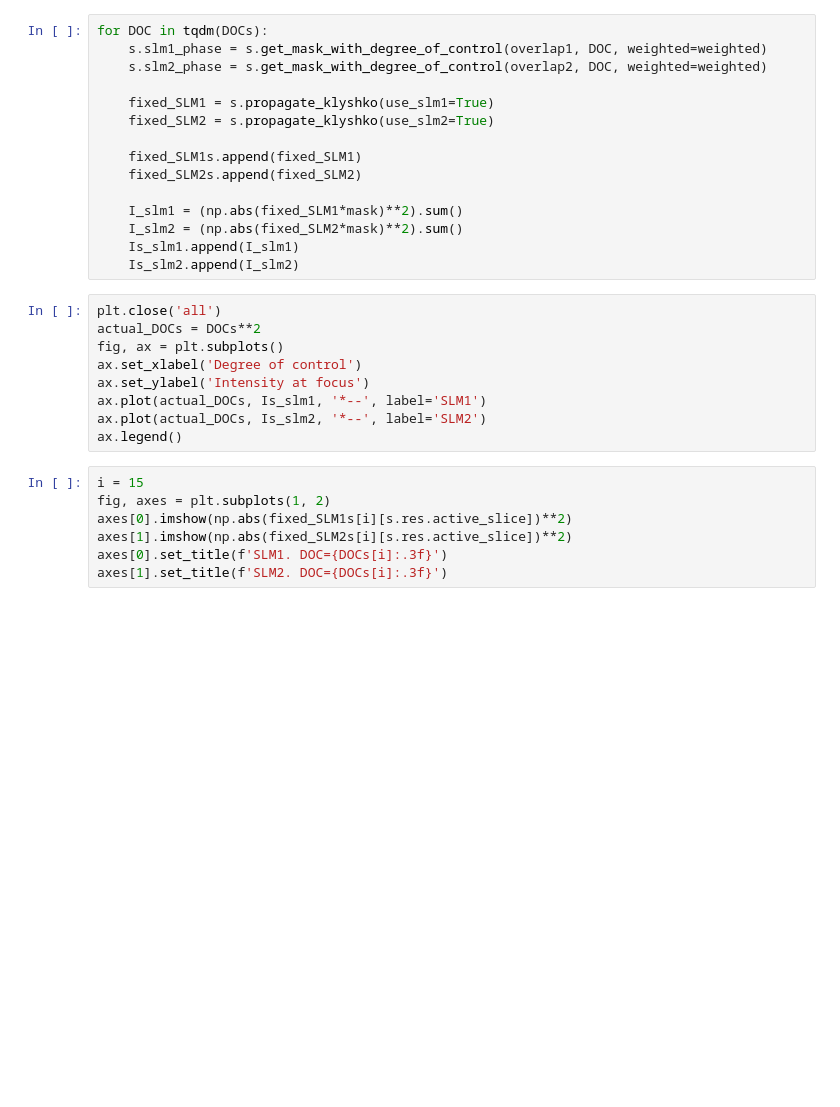
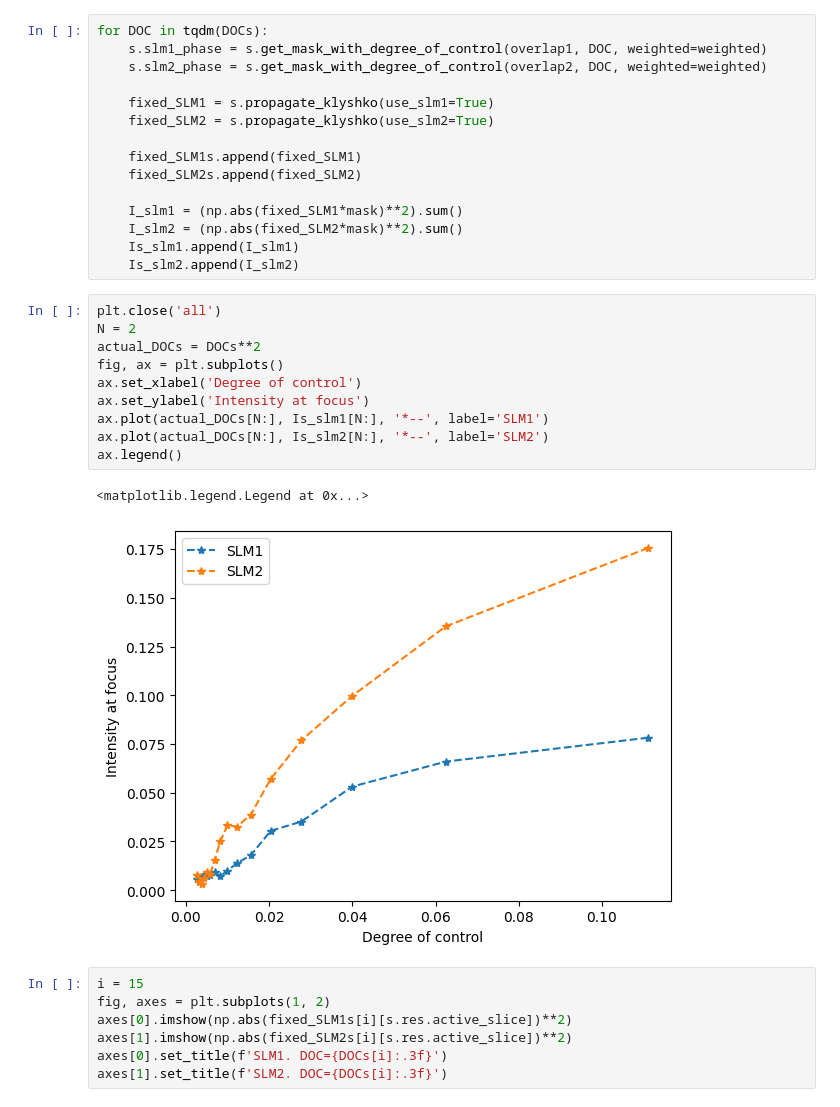
Before and after one commit to rubiaek/pianoq, a Jupyter notebook: pianoq/simulations/mplc_sim/run_mplc_scaling.ipynb, the cells around one changed output. Drawn from its saved outputs; the diff is of its cells as text; blank space fills up the shorter version.

```diff
--- a/pianoq/simulations/mplc_sim/run_mplc_scaling.ipynb
+++ b/pianoq/simulations/mplc_sim/run_mplc_scaling.ipynb
@@ -90,13 +98,17 @@ for DOC in tqdm(DOCs):
     Is_slm2.append(I_slm2)
 # %%
 plt.close('all')
+N = 2
 actual_DOCs = DOCs**2
 fig, ax = plt.subplots()
 ax.set_xlabel('Degree of control')
 ax.set_ylabel('Intensity at focus')
-ax.plot(actual_DOCs, Is_slm1, '*--', label='SLM1')
-ax.plot(actual_DOCs, Is_slm2, '*--', label='SLM2')
+ax.plot(actual_DOCs[N:], Is_slm1[N:], '*--', label='SLM1')
+ax.plot(actual_DOCs[N:], Is_slm2[N:], '*--', label='SLM2')
 ax.legend()
+# %% [output]
+<matplotlib.legend.Legend at 0x...>
+[figure, added]
 # %%
 i = 15
 fig, axes = plt.subplots(1, 2)
```
Also changed, not shown: parts of 2 cells of this notebook, 1 other file.
